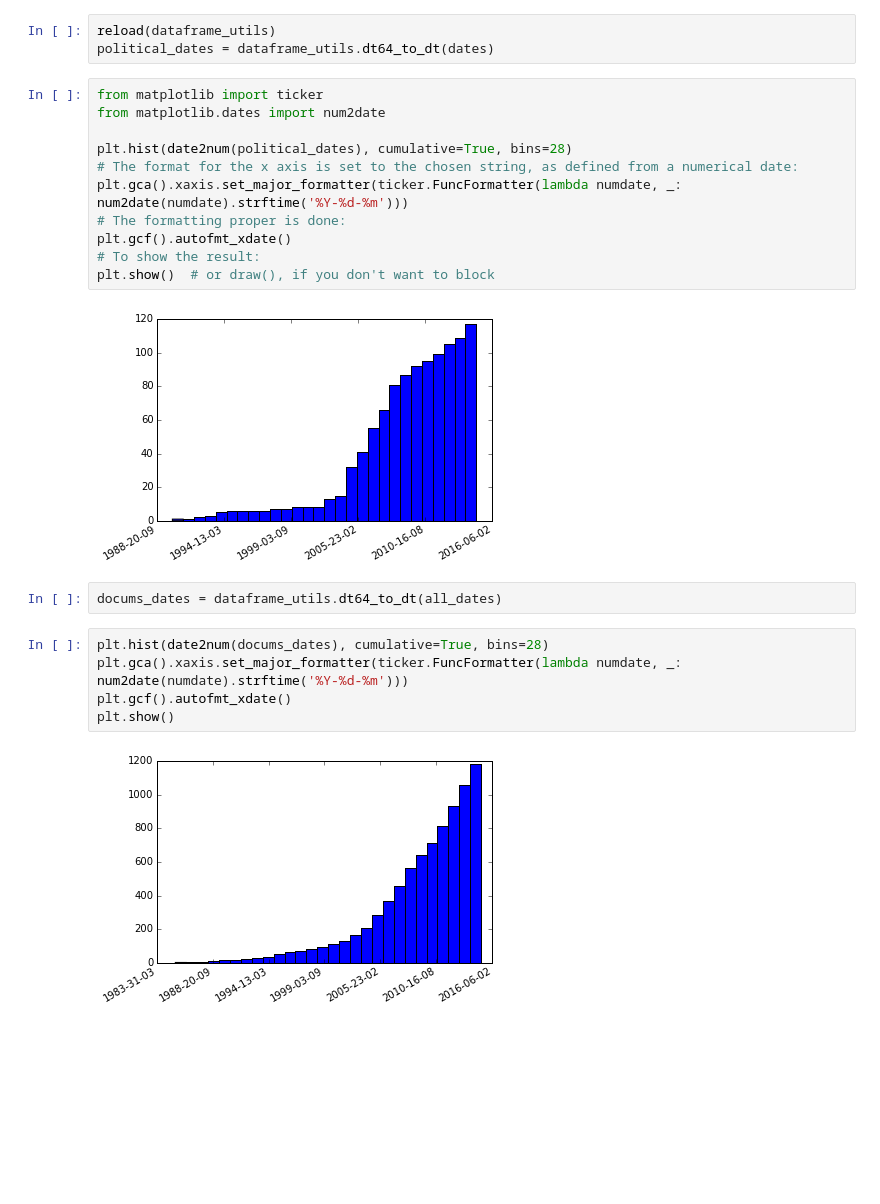
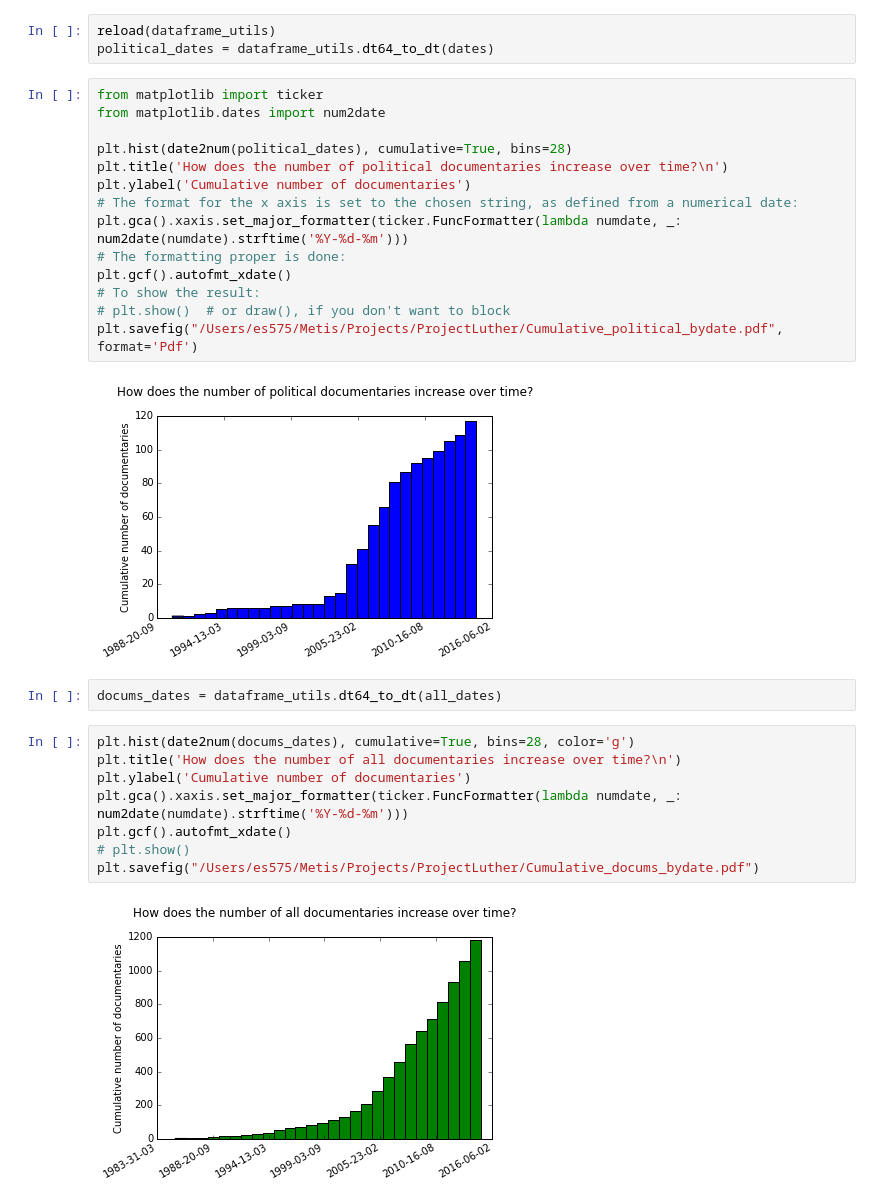
Before and after one commit to EmmanueleSalvati/ProjectLuther, a Jupyter notebook: Luther_tests.ipynb, the cells around one changed output. Drawn from its saved outputs; the diff is of its cells as text; blank space fills up the shorter version.

Commit message:
Cumulative number of documentaries
Figures should not be added to a git repo, but these are so small that
it does not make a difference

```diff
--- a/Luther_tests.ipynb
+++ b/Luther_tests.ipynb
@@ -171,20 +171,26 @@ from matplotlib import ticker
 from matplotlib.dates import num2date
 
 plt.hist(date2num(political_dates), cumulative=True, bins=28)
+plt.title('How does the number of political documentaries increase over time?\n')
+plt.ylabel('Cumulative number of documentaries')
 # The format for the x axis is set to the chosen string, as defined from a numerical date:
 plt.gca().xaxis.set_major_formatter(ticker.FuncFormatter(lambda numdate, _: num2date(numdate).strftime('%Y-%d-%m')))
 # The formatting proper is done:
 plt.gcf().autofmt_xdate()
 # To show the result:
-plt.show()  # or draw(), if you don't want to block
+# plt.show()  # or draw(), if you don't want to block
+plt.savefig("/Users/es575/Metis/Projects/ProjectLuther/Cumulative_political_bydate.pdf", format='Pdf')
 # %% [output]
-[figure, old version]
+[figure, new version]
 # %%
 docums_dates = dataframe_utils.dt64_to_dt(all_dates)
 # %%
-plt.hist(date2num(docums_dates), cumulative=True, bins=28)
+plt.hist(date2num(docums_dates), cumulative=True, bins=28, color='g')
+plt.title('How does the number of all documentaries increase over time?\n')
+plt.ylabel('Cumulative number of documentaries')
 plt.gca().xaxis.set_major_formatter(ticker.FuncFormatter(lambda numdate, _: num2date(numdate).strftime('%Y-%d-%m')))
 plt.gcf().autofmt_xdate()
-plt.show()
+# plt.show()
+plt.savefig("/Users/es575/Metis/Projects/ProjectLuther/Cumulative_docums_bydate.pdf")
 # %% [output]
-[figure, old version]
+[figure, new version]
```
Also changed, not shown: parts of 1 cell of this notebook, 2 other files.
